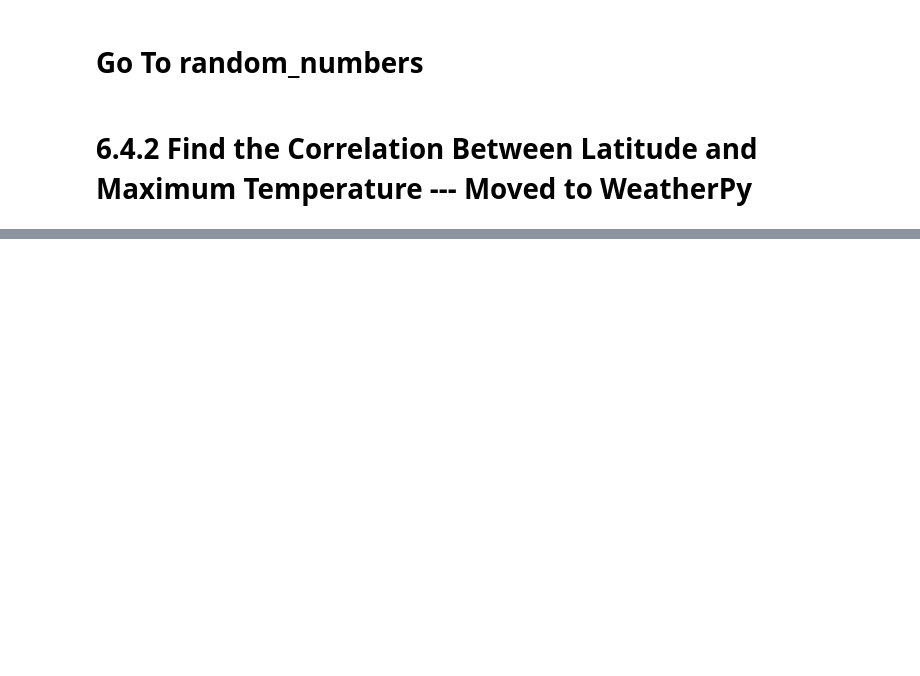
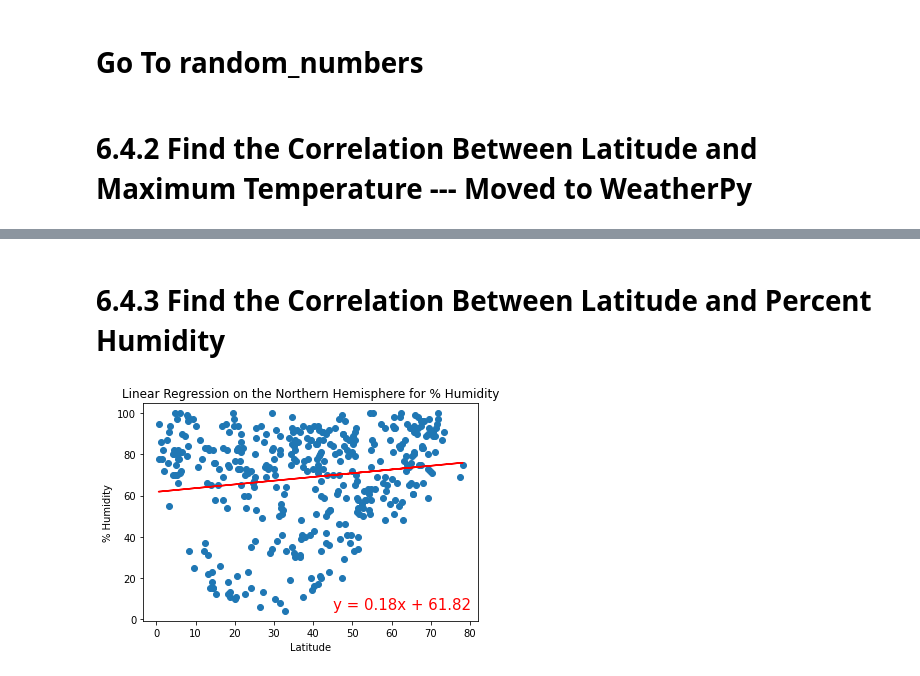
Before and after one commit to TRNisbet/Module_6-WeatherPy-with-Python-APIs, a Jupyter notebook: World_Weather_Analysis/WeatherPy.ipynb, the cells around one changed output, grey strips where cells are left out. Drawn from its saved outputs; the diff is of its cells as text; code cells hidden in the pictures; blank space fills up the shorter version.

```diff
--- a/World_Weather_Analysis/WeatherPy.ipynb
+++ b/World_Weather_Analysis/WeatherPy.ipynb
@@ -678,0 +698,12 @@ plot_linear_regression(x_values, y_values,
+# %% [markdown]
+# 6.4.3 Find the Correlation Between Latitude and Percent Humidity
+# %%
+# Linear regression on the Northern Hemisphere
+x_values = northern_hemi_df["Lat"]
+y_values = northern_hemi_df["Humidity"]
+# Call the function.
+plot_linear_regression(x_values, y_values,
+                       'Linear Regression on the Northern Hemisphere for % Humidity', '% Humidity',(45,5))
+# the "\" is a spaciing measure (See Graph Below)
+# %% [output]
+[figure, added]
```
Also changed, not shown: parts of 42 cells of this notebook, 5 other files.
